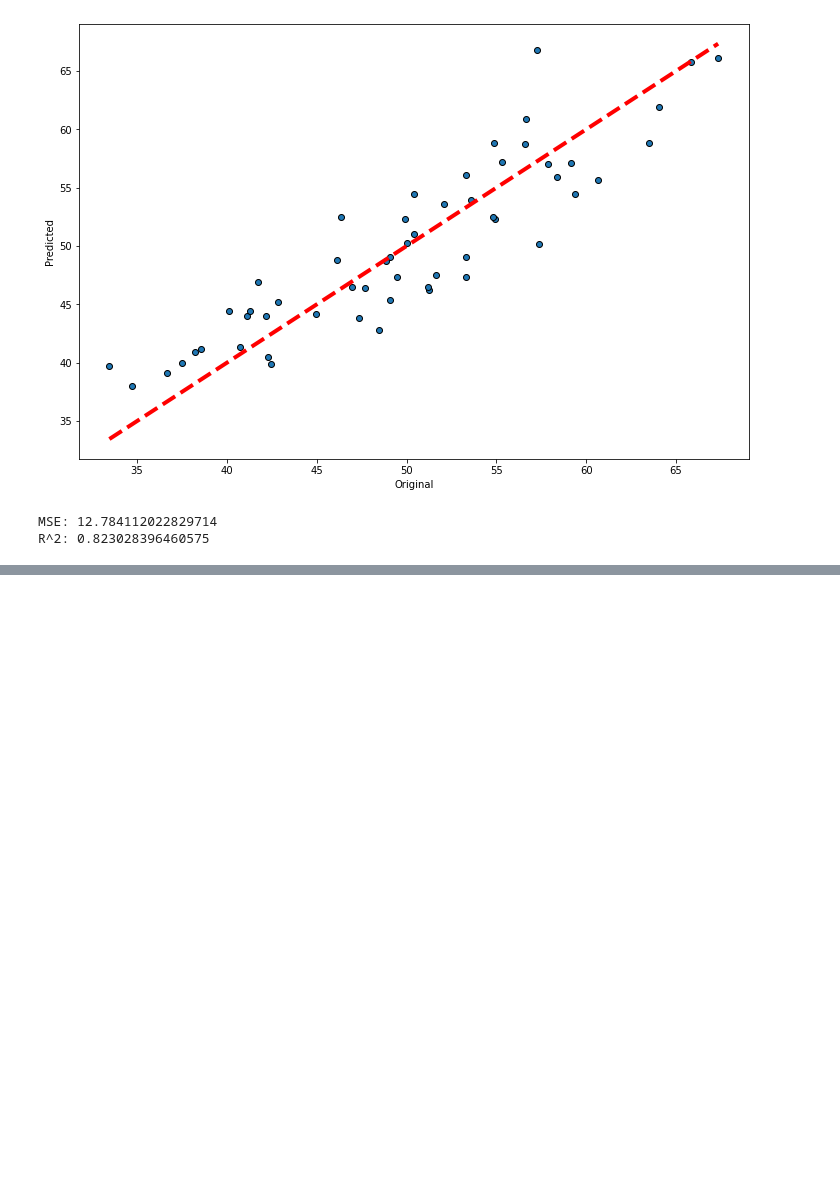
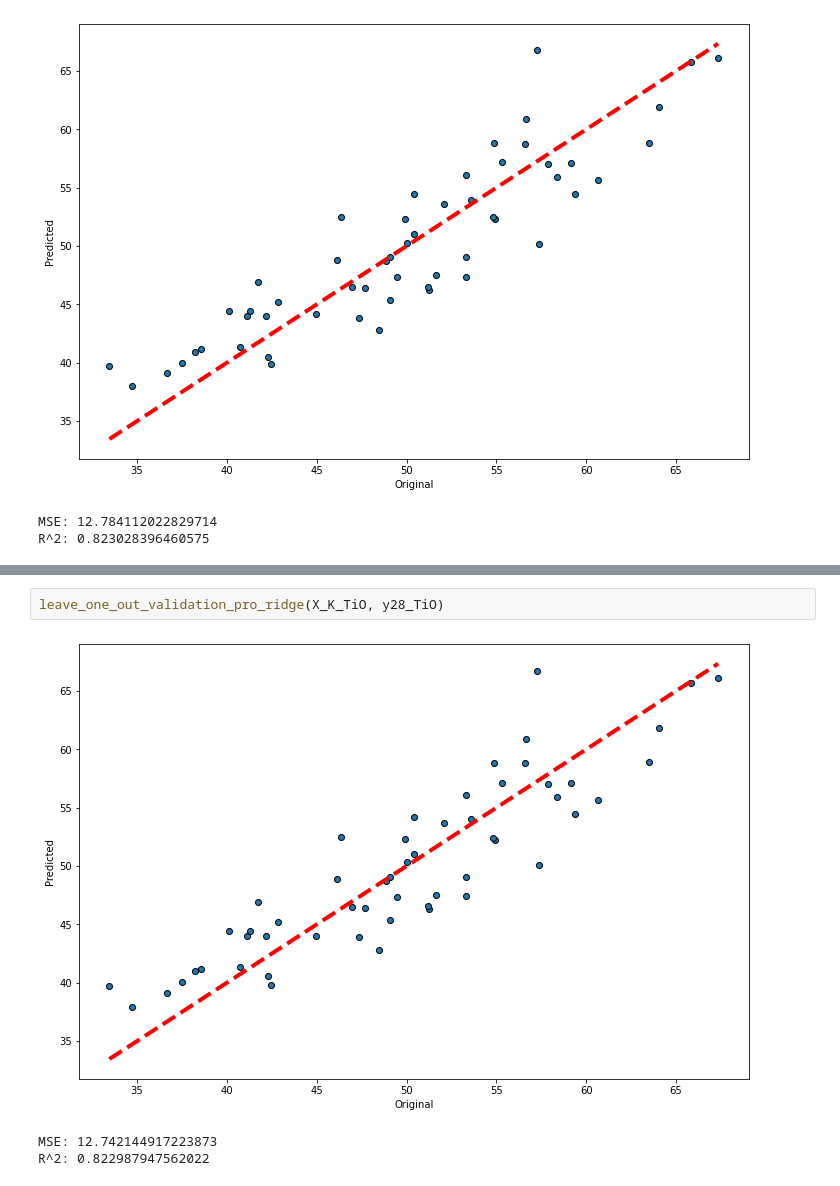
Before and after one commit to frblazquez/LC3, a Jupyter notebook: Project 2/lc3_Pruebas.ipynb, the cells around one changed output, grey strips where cells are left out. Cells and saved outputs as stored; diff of their text form; blank space fills up the shorter version.

```diff
--- a/Project 2/lc3_Pruebas.ipynb
+++ b/Project 2/lc3_Pruebas.ipynb
@@ -432,0 +478,6 @@ R^2: 0.8448442296004056
+# %%
+leave_one_out_validation_pro_ridge(X_K_TiO, y28_TiO)
+# %% [output]
+[figure, added]
+MSE: 12.742144917223873
+R^2: 0.822987947562022
```
Also changed, not shown: parts of 17 cells of this notebook.
